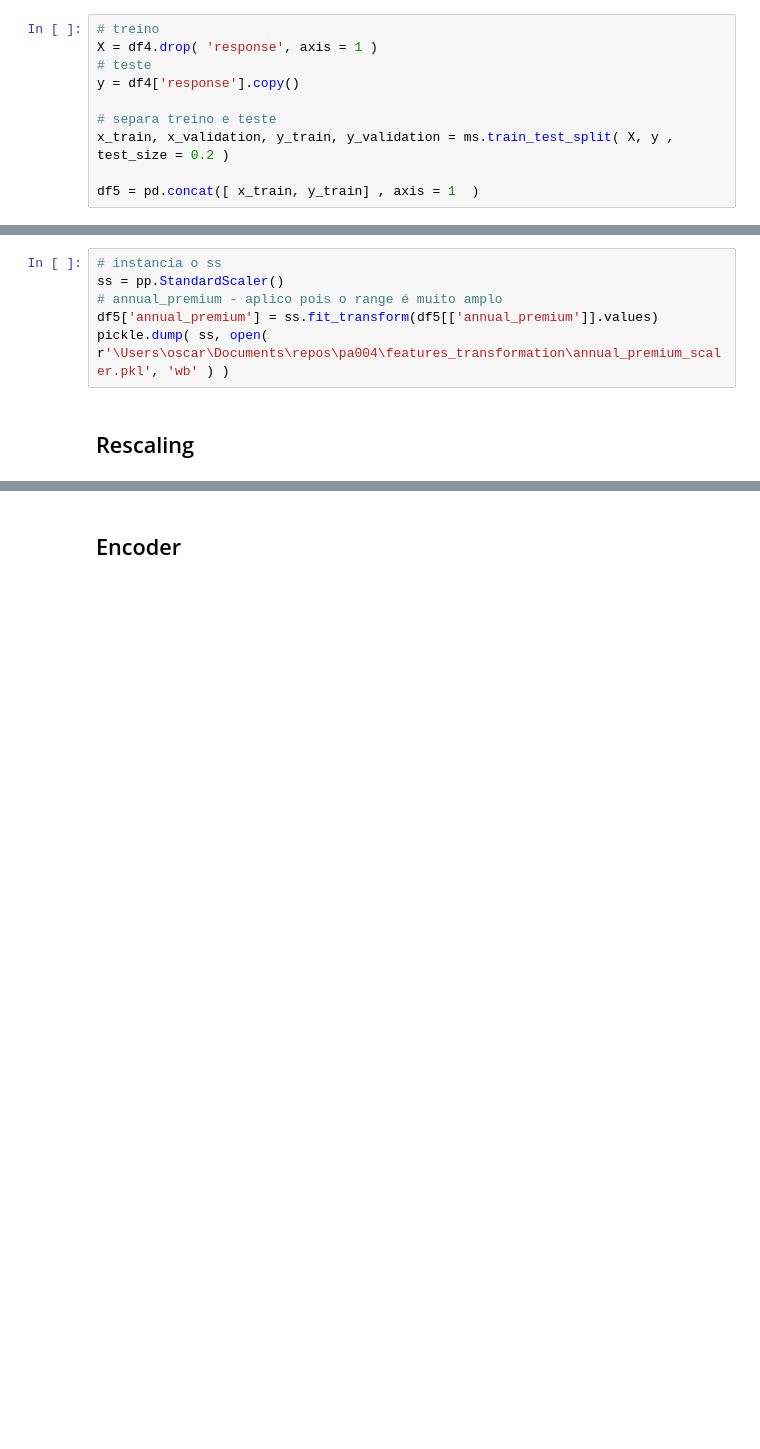
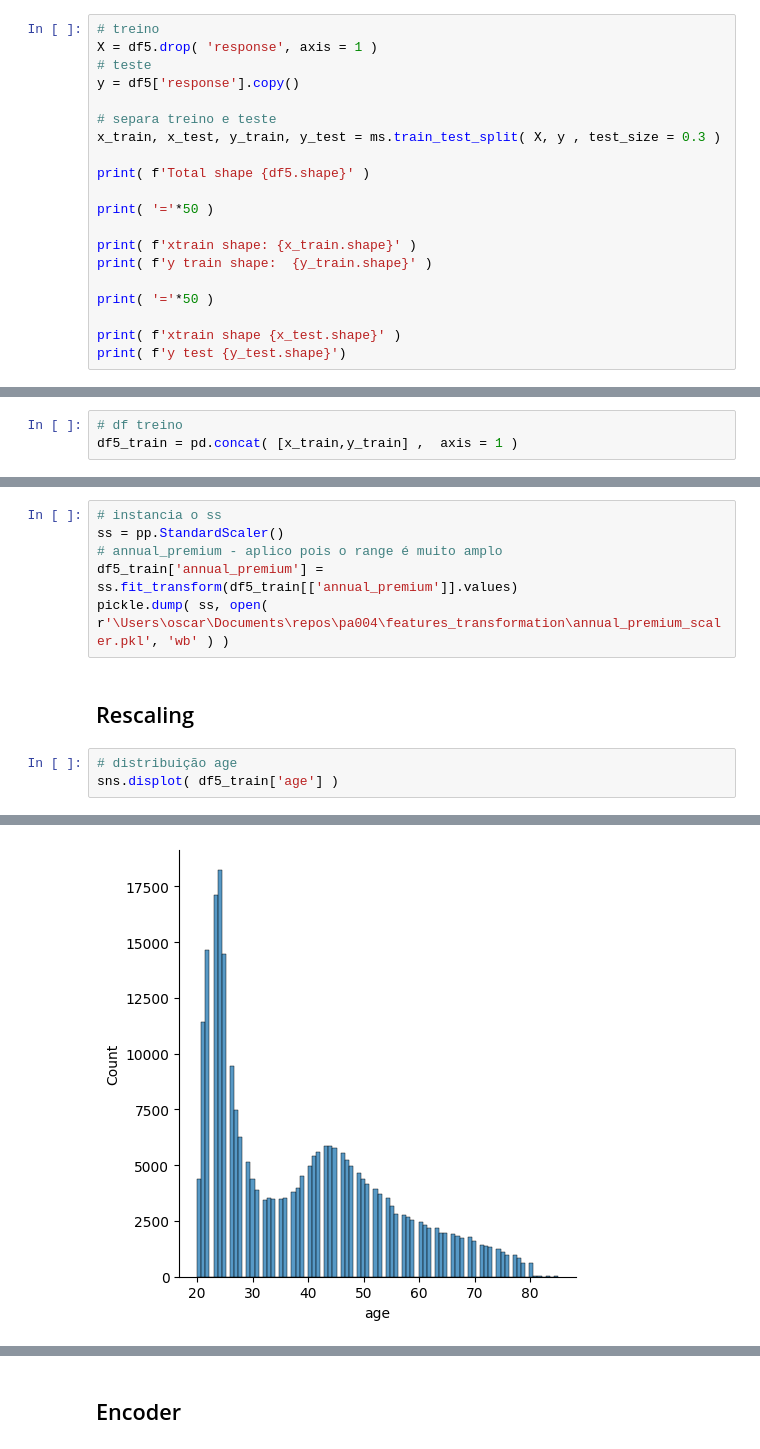
Before and after one commit to OscarFantozzi/Healt-Insurance-Cross_Sell, a Jupyter notebook: pa004_Health_Insurance_cross_sell.ipynb, the cells around one changed output, grey strips where cells are left out. Saved outputs shown, nothing was run; the diff lists cells and outputs as text; blank space fills up the shorter version.

```diff
--- a/pa004_Health_Insurance_cross_sell.ipynb
+++ b/pa004_Health_Insurance_cross_sell.ipynb
@@ -256,13 +293,23 @@ sns.histplot( aux00 )
 # 5.0 Data Preparation
 # %%
 df5 = df4.copy()
-# %%
-# treino
-X = df4.drop( 'response', axis = 1 )
-# teste
-y = df4['response'].copy()
-
-# separa treino e teste
-x_train, x_validation, y_train, y_validation = ms.train_test_split( X, y , test_size = 0.2 )
-
-df5 = pd.concat([ x_train, y_train] , axis = 1  )
+# %%
+# treino
+X = df5.drop( 'response', axis = 1 )
+# teste
+y = df5['response'].copy()
+
+# separa treino e teste
+x_train, x_test, y_train, y_test = ms.train_test_split( X, y , test_size = 0.3 )
+
+print( f'Total shape {df5.shape}' )
+
+print( '='*50 )
+
+print( f'xtrain shape: {x_train.shape}' )
+print( f'y train shape:  {y_train.shape}' )
+
+print( '='*50 )
+
+print( f'xtrain shape {x_test.shape}' )
+print( f'y test {y_test.shape}')
@@ -268,0 +324,3 @@ df5 = pd.concat([ x_train, y_train] , axis = 1  )
+# %%
+# df treino
+df5_train = pd.concat( [x_train,y_train] ,  axis = 1 )
@@ -272,7 +348,11 @@ df5 = pd.concat([ x_train, y_train] , axis = 1  )
 # instancia o ss
 ss = pp.StandardScaler()
 # annual_premium - aplico pois o range é muito amplo
-df5['annual_premium'] = ss.fit_transform(df5[['annual_premium']].values)
+df5_train['annual_premium'] = ss.fit_transform(df5_train[['annual_premium']].values)
 pickle.dump( ss, open( r'\Users\oscar\Documents\repos\pa004\features_transformation\annual_premium_scaler.pkl', 'wb' ) )
 # %% [markdown]
 ## Rescaling
+# %%
+# distribuição age
+sns.displot( df5_train['age'] )
+# %% [output]
@@ -278,0 +360 @@ pickle.dump( ss, open( r'\Users\oscar\Documents\repos\pa004\features_transformat
+[figure, added]
```
Also changed, not shown: parts of 57 cells of this notebook, 52 other files.
